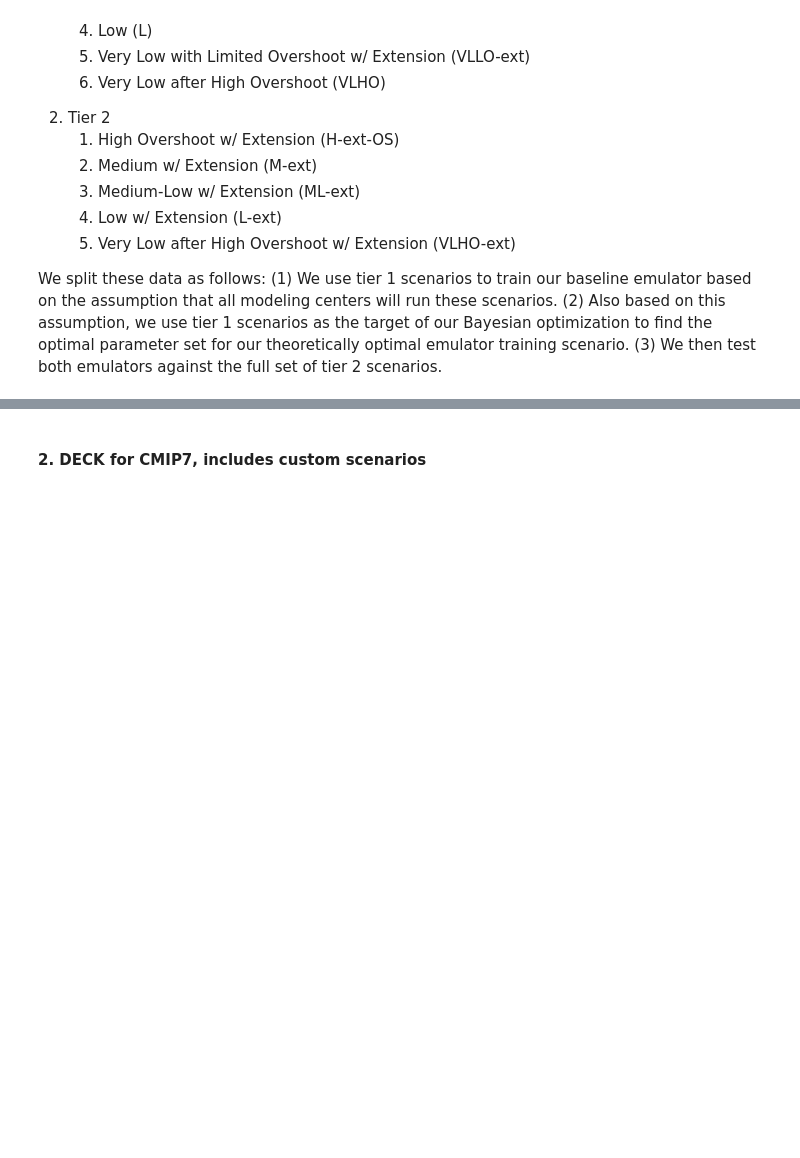
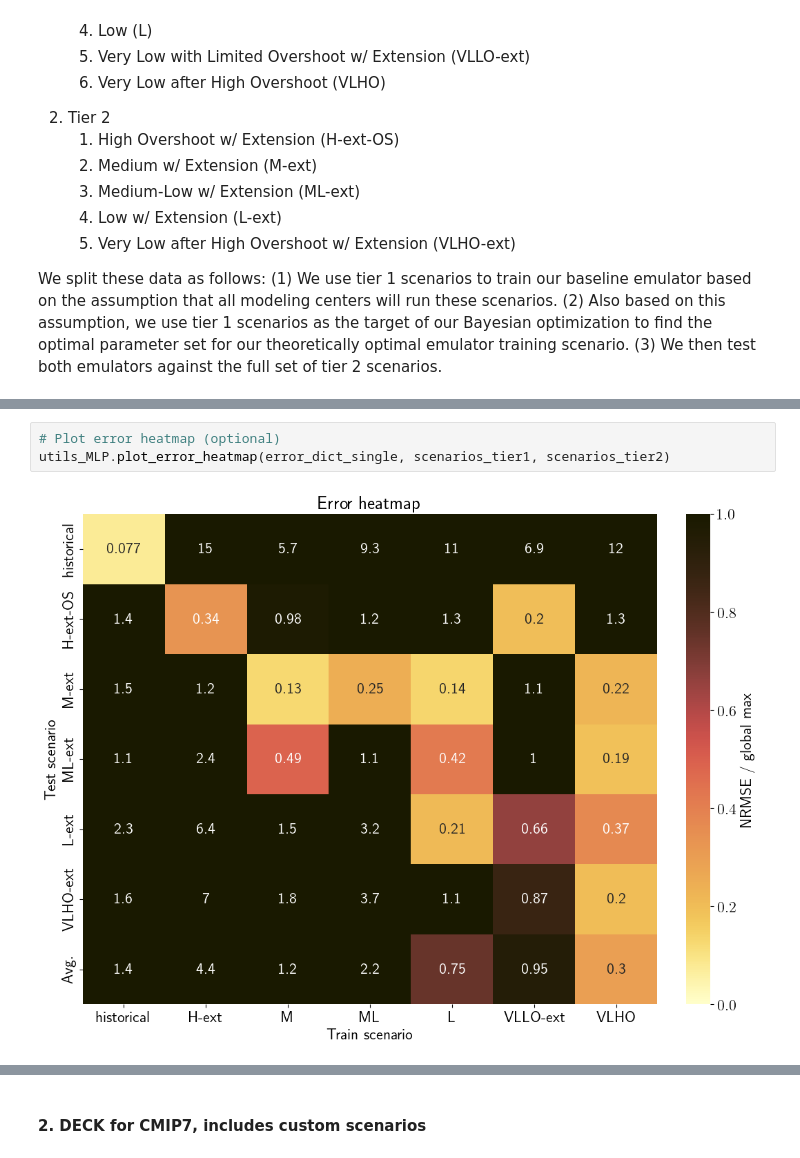
Before and after one commit to cbwomack/Emulator_Training_Data, a Jupyter notebook: generate_data.ipynb, the cells around one changed output, grey strips where cells are left out. Saved outputs shown, nothing was run; the diff lists cells and outputs as text; blank space fills up the shorter version.

```diff
--- a/generate_data.ipynb
+++ b/generate_data.ipynb
@@ -69,0 +96,5 @@ run_fair.plot_cmip7(emis_dict_tier2, agent, '2')
+# %%
+# Plot error heatmap (optional)
+utils_MLP.plot_error_heatmap(error_dict_single, scenarios_tier1, scenarios_tier2)
+# %% [output]
+[figure, added]
```
Also changed, not shown: parts of 18 cells of this notebook, 4 other files.
